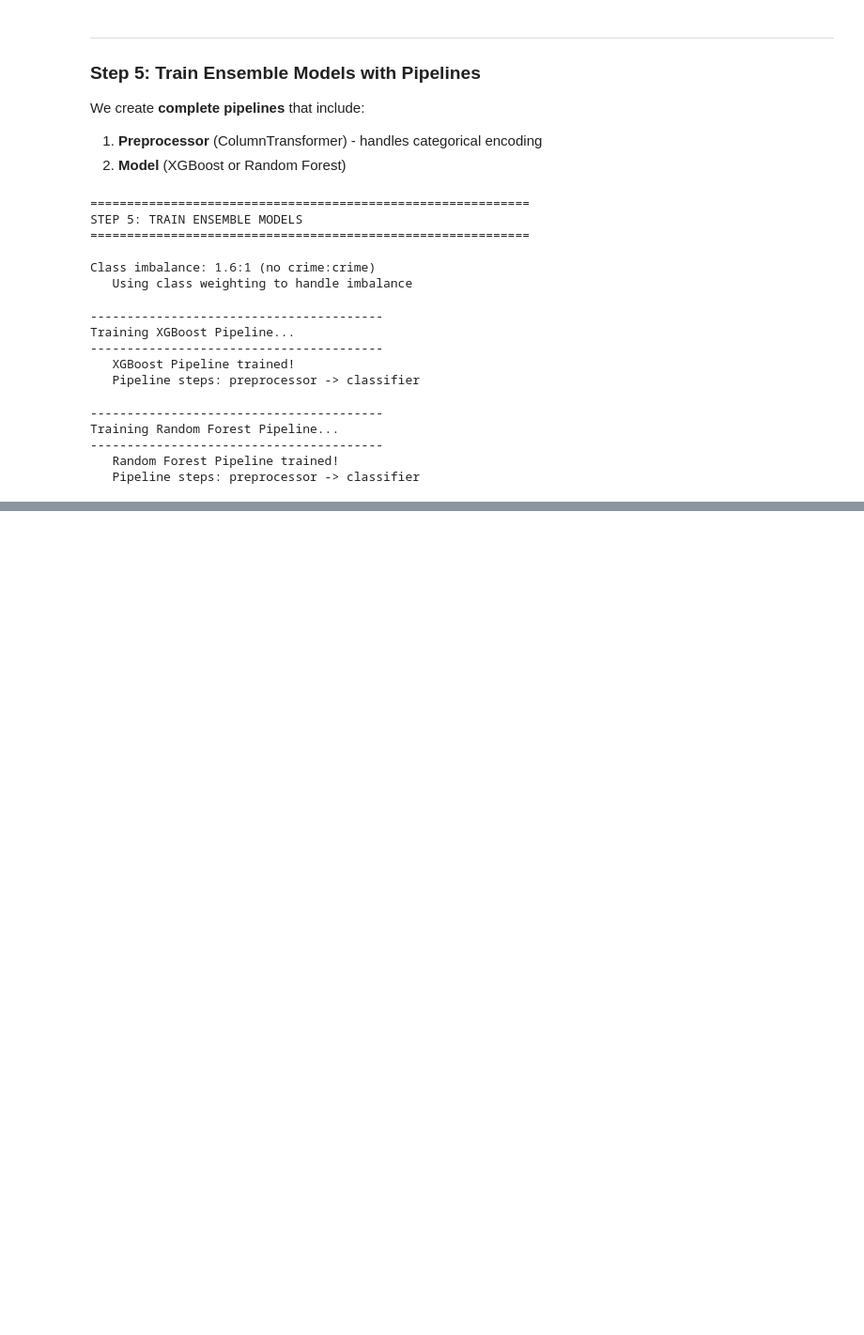
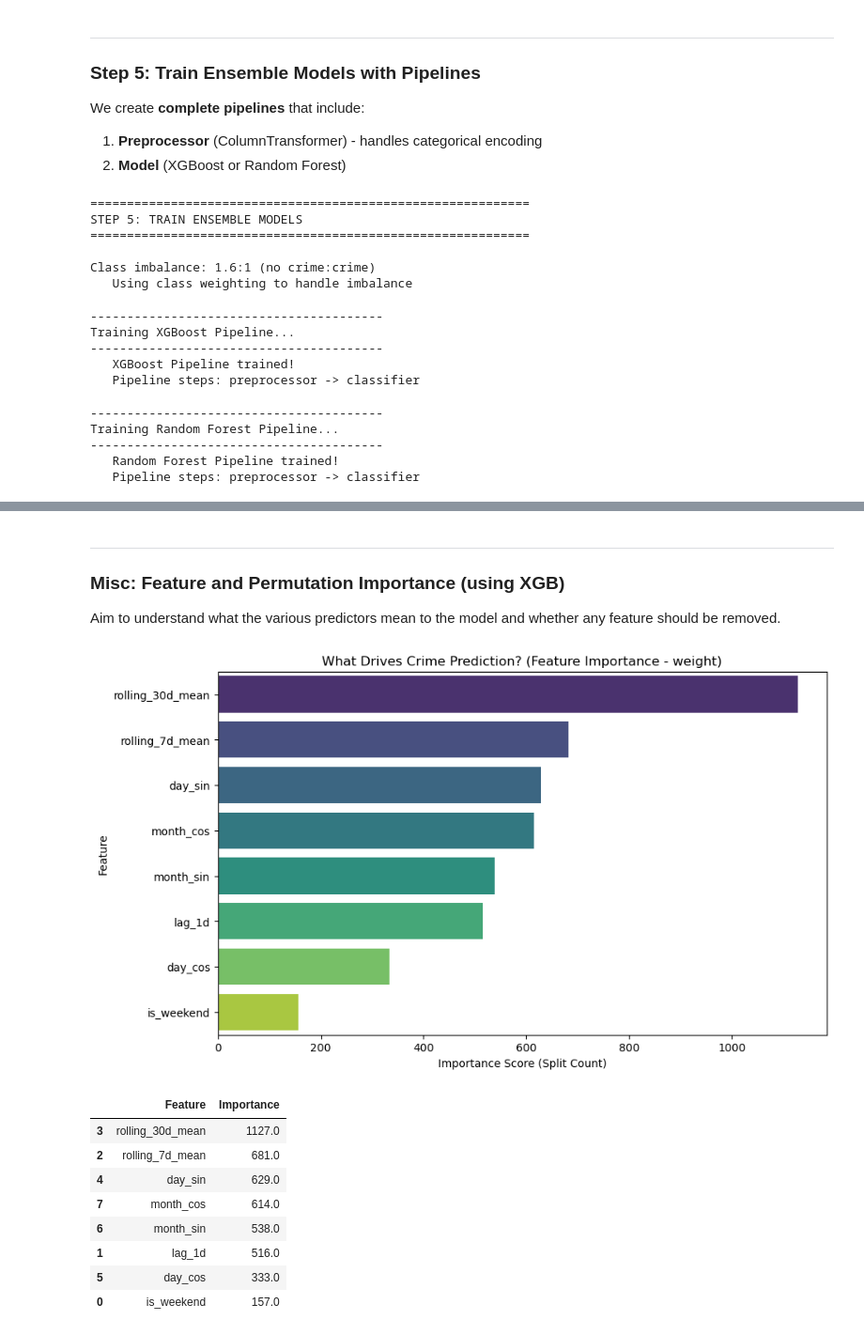
Before and after one commit to e1548423/Team23_IT5006_Predictive_Policing_AY2526Sem2, a Jupyter notebook: ML/Model/Crime_Prediction_Training.ipynb, the cells around one changed output, grey strips where cells are left out. Shown at 94% size. Saved outputs shown, nothing was run; the diff lists cells and outputs as text; code cells hidden in the pictures; blank space fills up the shorter version.

Commit message:
Added model evaluation, feature and permutation importance

```diff
--- a/ML/Model/Crime_Prediction_Training.ipynb
+++ b/ML/Model/Crime_Prediction_Training.ipynb
@@ -654,0 +719,51 @@ Training Random Forest Pipeline...
+# %% [markdown]
+---
+### Misc: Feature and Permutation Importance (using XGB)
+
+Aim to understand what the various predictors mean to the model and whether any feature should be removed.
+# %%
+import matplotlib.pyplot as plt
+import seaborn as sns
+
+# 1. Extract fitted XGBoost model and feature names from pipeline
+if 'xgb_pipeline' not in globals():
+    raise ValueError("xgb_pipeline not found. Run the model training cell first.")
+
+if 'classifier' in xgb_pipeline.named_steps:
+    xgb_model = xgb_pipeline.named_steps['classifier']
+elif 'xgb' in xgb_pipeline.named_steps:
+    xgb_model = xgb_pipeline.named_steps['xgb']
+else:
+    raise ValueError(f"Could not find XGBoost step in pipeline. Steps: {list(xgb_pipeline.named_steps.keys())}")
+
+feature_names = list(X_train.columns)
+
+# 2. Get importance scores from booster ('weight' = split count, instead of default gain)
+raw_importances = xgb_model.get_booster().get_score(importance_type='weight')
+
+# Map f0, f1, ... to real feature names and fill missing with 0
+feat_imp_df = pd.DataFrame({
+    'Feature': feature_names,
+    'Importance': [raw_importances.get(f'f{i}', 0.0) for i in range(len(feature_names))]
+}).sort_values(by='Importance', ascending=False)
+
+# 3. Plot
+plt.figure(figsize=(10, 6))
+sns.barplot(x='Importance', y='Feature', data=feat_imp_df, palette='viridis')
+plt.title('What Drives Crime Prediction? (Feature Importance - weight)')
+plt.xlabel('Importance Score (Split Count)')
+plt.ylabel('Feature')
+plt.show()
+
+feat_imp_df
+# %% [output]
+[figure, added]
+|  | Feature | Importance |
+| 3 | rolling_30d_mean | 1127.0 |
+| 2 | rolling_7d_mean | 681.0 |
+| 4 | day_sin | 629.0 |
+| 7 | month_cos | 614.0 |
+| 6 | month_sin | 538.0 |
+| 1 | lag_1d | 516.0 |
+| 5 | day_cos | 333.0 |
+| 0 | is_weekend | 157.0 |
```
Also changed, not shown: parts of 3 cells of this notebook.
